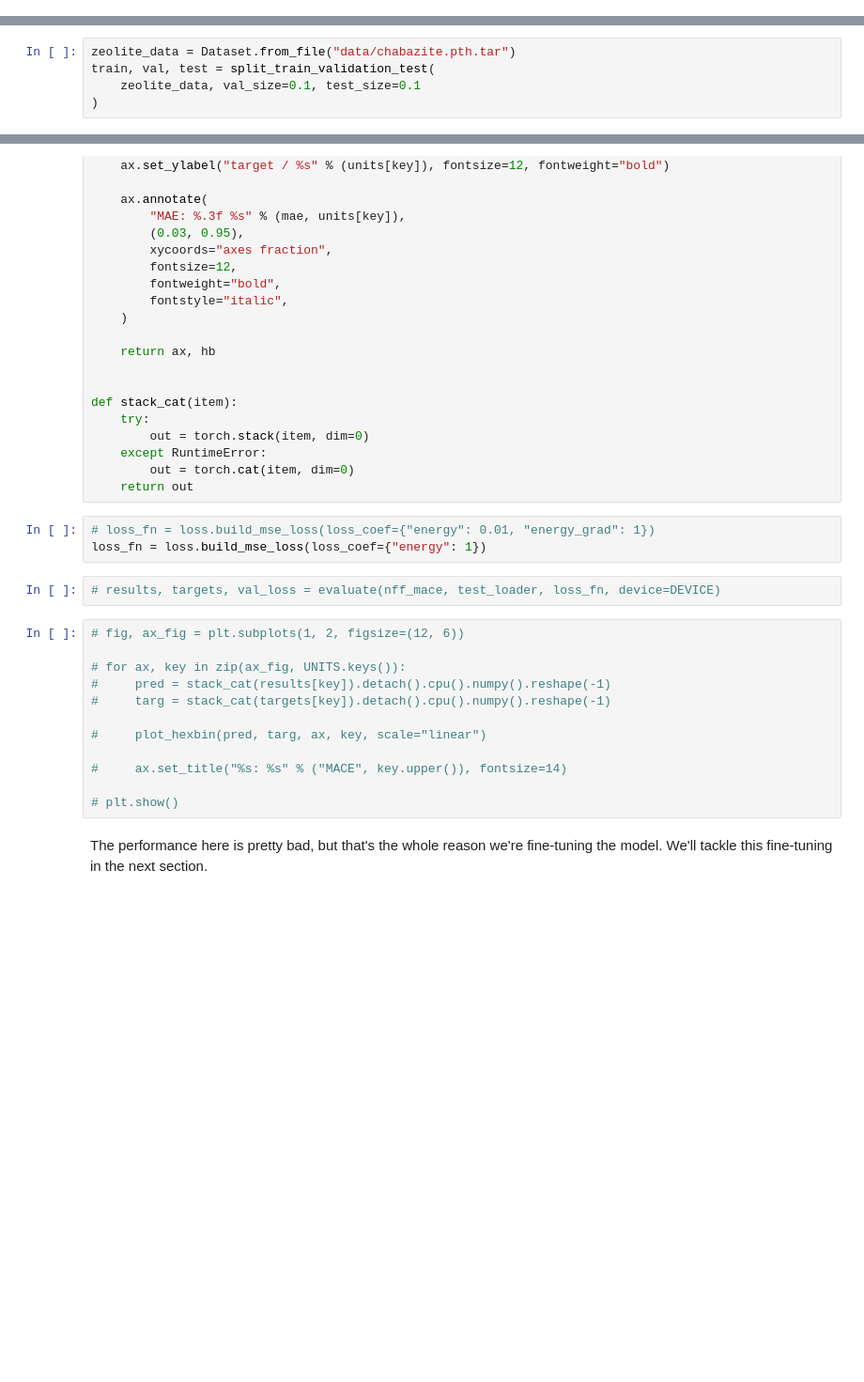
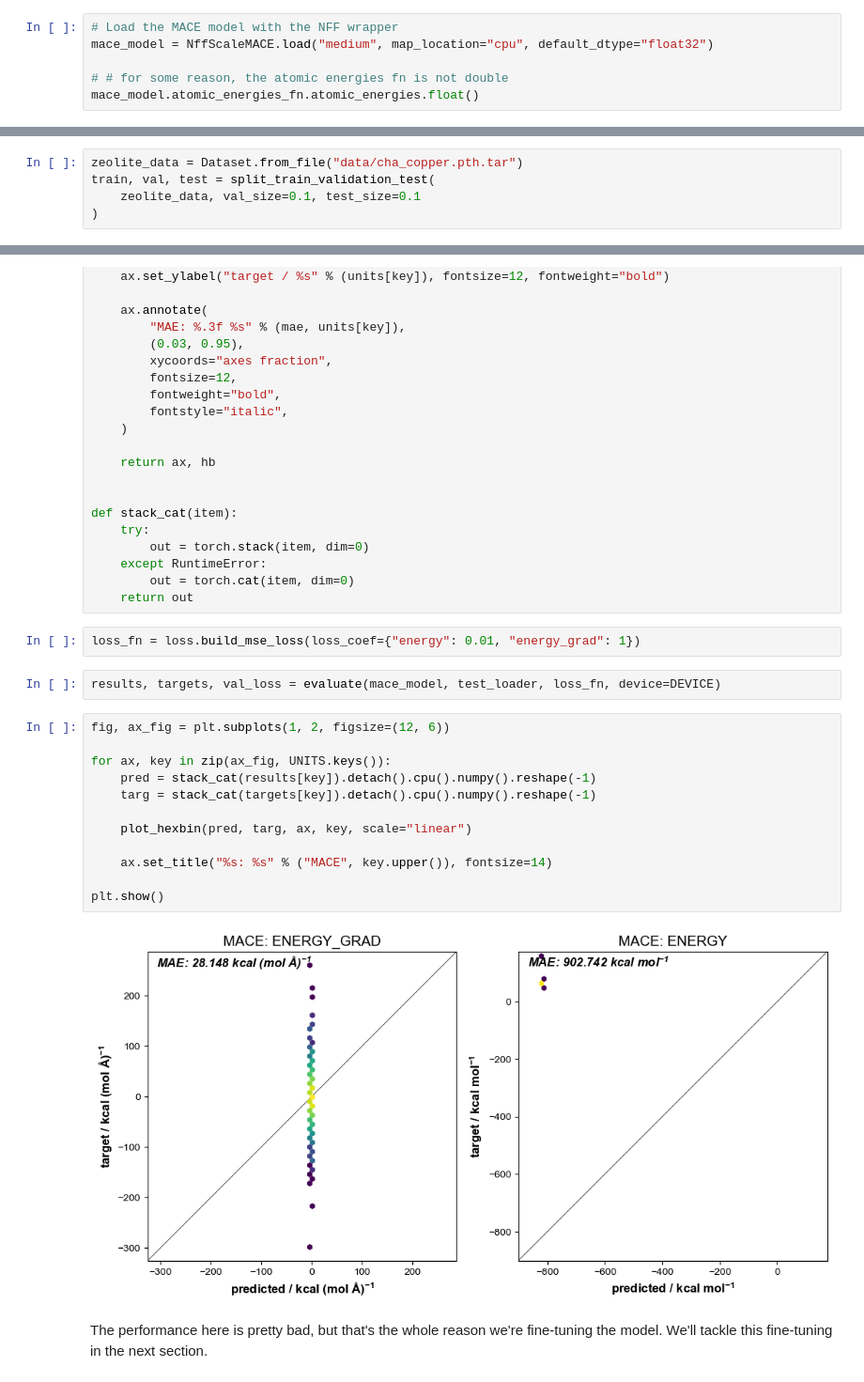
Before and after one commit to learningmatter-mit/NeuralForceField, a Jupyter notebook: tutorials/18_fine_tuning_foundation_models.ipynb, the cells around one changed output, grey strips where cells are left out. Shown at 94% size. Saved outputs shown, nothing was run; the diff lists cells and outputs as text; blank space fills up the shorter version.

```diff
--- a/tutorials/18_fine_tuning_foundation_models.ipynb
+++ b/tutorials/18_fine_tuning_foundation_models.ipynb
@@ -90,0 +58,6 @@ mace_model.r_max.item()
+# %%
+# Load the MACE model with the NFF wrapper
+mace_model = NffScaleMACE.load("medium", map_location="cpu", default_dtype="float32")
+
+# # for some reason, the atomic energies fn is not double
+mace_model.atomic_energies_fn.atomic_energies.float()
@@ -125,7 +125,7 @@ In the next section, we'll go over how to freeze a subset of layers and train th
 # %% [markdown]
 ### Grabbing some data for fine-tuning
 # %%
-zeolite_data = Dataset.from_file("data/chabazite.pth.tar")
+zeolite_data = Dataset.from_file("data/cha_copper.pth.tar")
 train, val, test = split_train_validation_test(
     zeolite_data, val_size=0.1, test_size=0.1
 )
@@ -198,22 +203,23 @@ def stack_cat(item):
         out = torch.cat(item, dim=0)
     return out
 # %%
-# loss_fn = loss.build_mse_loss(loss_coef={"energy": 0.01, "energy_grad": 1})
-loss_fn = loss.build_mse_loss(loss_coef={"energy": 1})
+loss_fn = loss.build_mse_loss(loss_coef={"energy": 0.01, "energy_grad": 1})
 # %%
-# results, targets, val_loss = evaluate(nff_mace, test_loader, loss_fn, device=DEVICE)
+results, targets, val_loss = evaluate(mace_model, test_loader, loss_fn, device=DEVICE)
 # %%
-# fig, ax_fig = plt.subplots(1, 2, figsize=(12, 6))
+fig, ax_fig = plt.subplots(1, 2, figsize=(12, 6))
 
-# for ax, key in zip(ax_fig, UNITS.keys()):
-#     pred = stack_cat(results[key]).detach().cpu().numpy().reshape(-1)
-#     targ = stack_cat(targets[key]).detach().cpu().numpy().reshape(-1)
+for ax, key in zip(ax_fig, UNITS.keys()):
+    pred = stack_cat(results[key]).detach().cpu().numpy().reshape(-1)
+    targ = stack_cat(targets[key]).detach().cpu().numpy().reshape(-1)
 
-#     plot_hexbin(pred, targ, ax, key, scale="linear")
+    plot_hexbin(pred, targ, ax, key, scale="linear")
 
-#     ax.set_title("%s: %s" % ("MACE", key.upper()), fontsize=14)
+    ax.set_title("%s: %s" % ("MACE", key.upper()), fontsize=14)
 
-# plt.show()
+plt.show()
+# %% [output]
+[figure, added]
 # %% [markdown]
 The performance here is pretty bad, but that's the whole reason we're fine-tuning the model. We'll tackle this fine-tuning in the next section.
 # %% [markdown]
```
Also changed, not shown: parts of 28 cells of this notebook.
